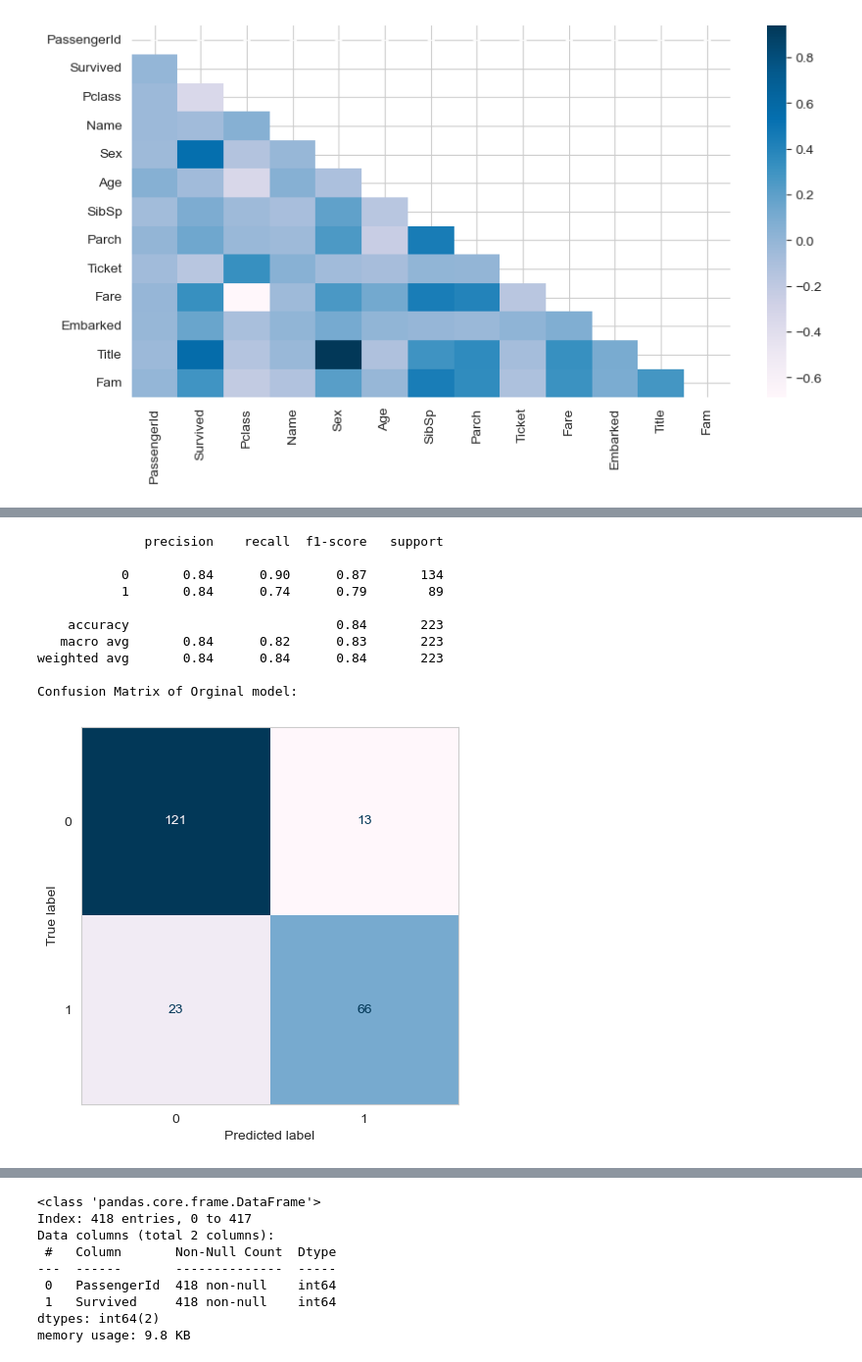
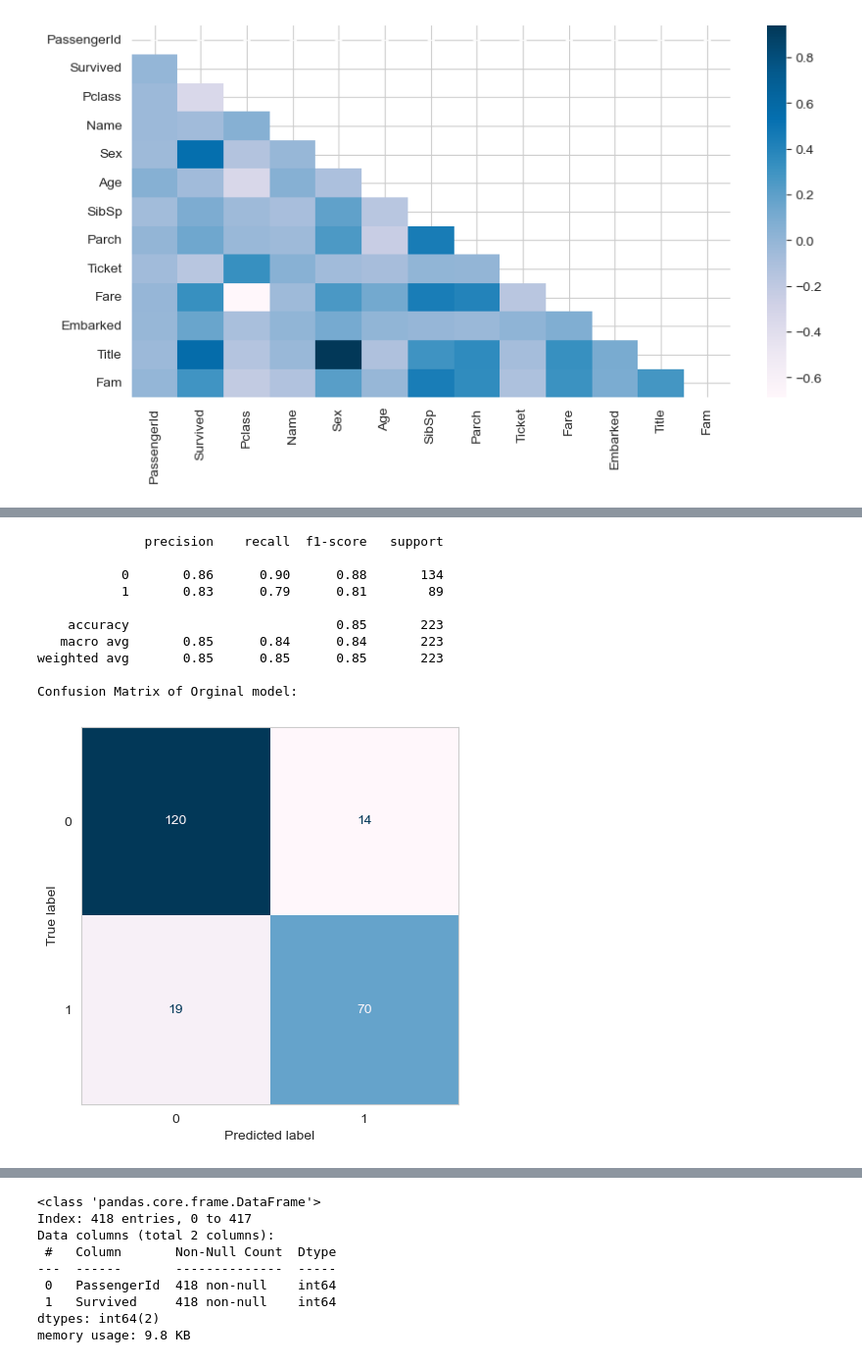
Before and after one commit to aws-hue/titanic_kaggle, a Jupyter notebook: Titanic training v2.ipynb, the cells around one changed output, grey strips where cells are left out. Shown at 98% size. Cells and saved outputs as stored; diff of their text form; code cells hidden in the pictures.

```diff
--- a/Titanic training v2.ipynb
+++ b/Titanic training v2.ipynb
@@ -315,19 +514,19 @@ plt.tight_layout()
 # %%
-from sklearn.metrics import classification_report, ConfusionMatrixDisplay
 
-print(classification_report(y_valid, rf_ypred))
+
+print(classification_report(y_valid, models[8][1].predict(X_valid)))
 print('Confusion Matrix of Orginal model:')
-ConfusionMatrixDisplay.from_predictions(y_valid, rf_ypred, colorbar = False, cmap = 'PuBu')
+ConfusionMatrixDisplay.from_predictions(y_valid, models[8][1].predict(X_valid), colorbar = False, cmap = 'PuBu')
 plt.grid(False)
 # %% [output]
               precision    recall  f1-score   support
 
-           0       0.84      0.90      0.87       134
-           1       0.84      0.74      0.79        89
+           0       0.86      0.90      0.88       134
+           1       0.83      0.79      0.81        89
 
-    accuracy                           0.84       223
-   macro avg       0.84      0.82      0.83       223
-weighted avg       0.84      0.84      0.84       223
+    accuracy                           0.85       223
+   macro avg       0.85      0.84      0.84       223
+weighted avg       0.85      0.85      0.85       223
 
 Confusion Matrix of Orginal model:
-[figure, old version]
+[figure, new version]
```
Also changed, not shown: parts of 17 cells of this notebook, 4 other files.
